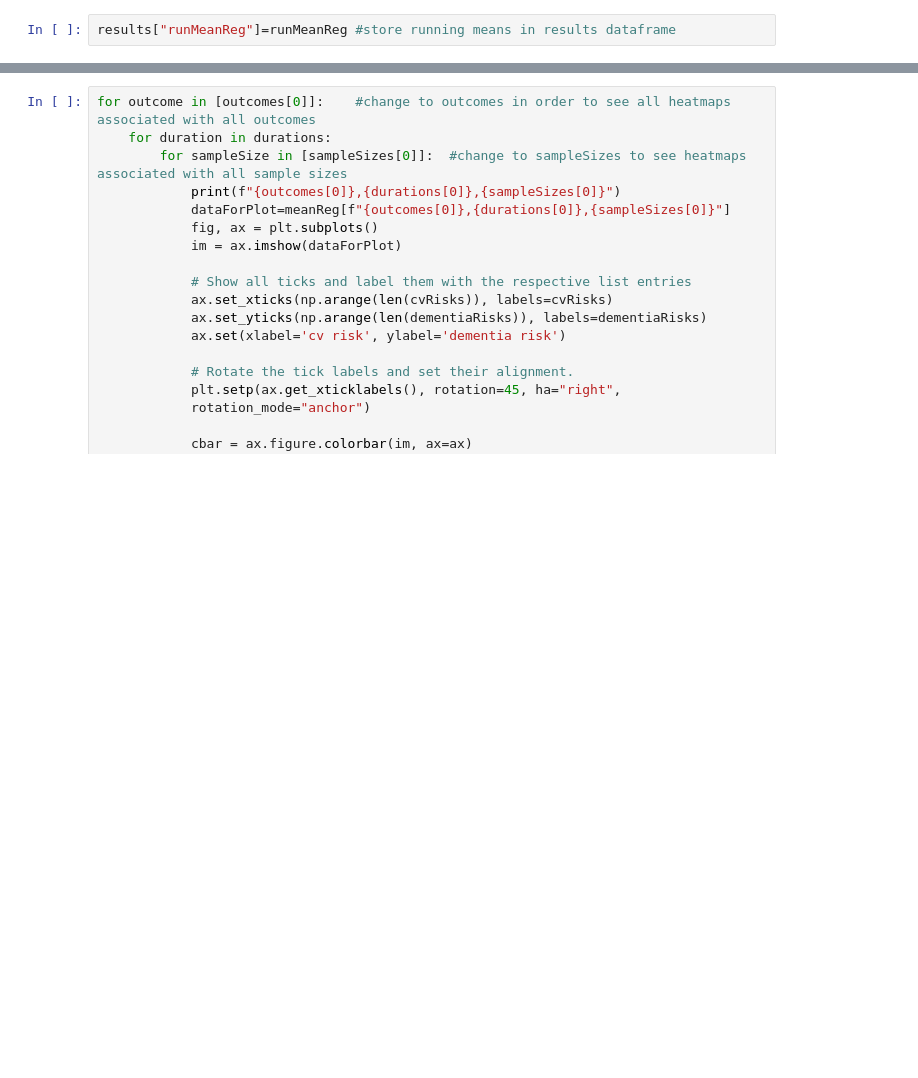
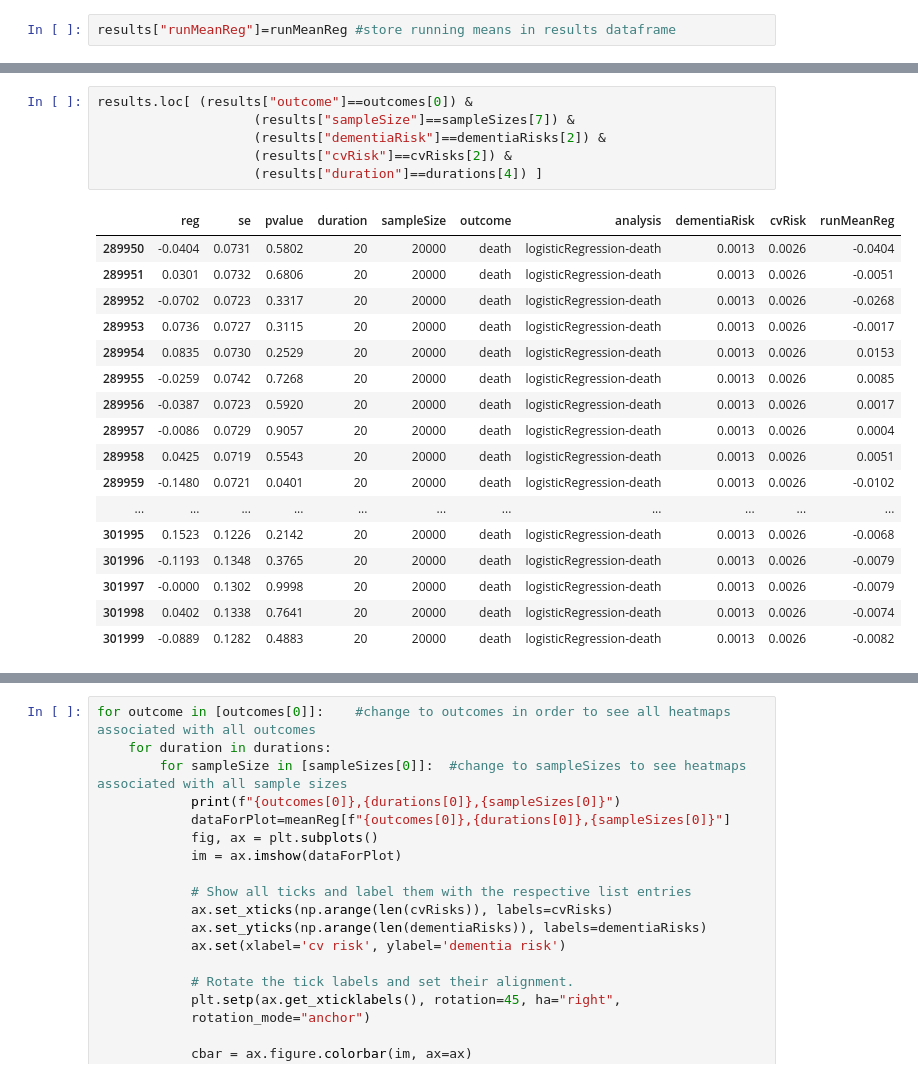
Before and after one commit to deligkaris/microsimNotebooks, a Jupyter notebook: preliminaryTrials100CvAllDementiaAll.ipynb, the cells around one changed output, grey strips where cells are left out. Cells and saved outputs as stored; diff of their text form; blank space fills up the shorter version.

```diff
--- a/preliminaryTrials100CvAllDementiaAll.ipynb
+++ b/preliminaryTrials100CvAllDementiaAll.ipynb
@@ -118,3 +160,27 @@ results.head()
+# %%
+results.loc[ (results["outcome"]==outcomes[0]) &
+                    (results["sampleSize"]==sampleSizes[7]) &
+                    (results["dementiaRisk"]==dementiaRisks[2]) &
+                    (results["cvRisk"]==cvRisks[2]) &
+                    (results["duration"]==durations[4]) ]
+# %% [output]
+|  | reg | se | pvalue | duration | sampleSize | outcome | analysis | dementiaRisk | cvRisk | runMeanReg |
+| 289950 | -0.0404 | 0.0731 | 0.5802 | 20 | 20000 | death | logisticRegression-death | 0.0013 | 0.0026 | -0.0404 |
+| 289951 | 0.0301 | 0.0732 | 0.6806 | 20 | 20000 | death | logisticRegression-death | 0.0013 | 0.0026 | -0.0051 |
+| 289952 | -0.0702 | 0.0723 | 0.3317 | 20 | 20000 | death | logisticRegression-death | 0.0013 | 0.0026 | -0.0268 |
+| 289953 | 0.0736 | 0.0727 | 0.3115 | 20 | 20000 | death | logisticRegression-death | 0.0013 | 0.0026 | -0.0017 |
+| 289954 | 0.0835 | 0.0730 | 0.2529 | 20 | 20000 | death | logisticRegression-death | 0.0013 | 0.0026 | 0.0153 |
+| 289955 | -0.0259 | 0.0742 | 0.7268 | 20 | 20000 | death | logisticRegression-death | 0.0013 | 0.0026 | 0.0085 |
+| 289956 | -0.0387 | 0.0723 | 0.5920 | 20 | 20000 | death | logisticRegression-death | 0.0013 | 0.0026 | 0.0017 |
+| 289957 | -0.0086 | 0.0729 | 0.9057 | 20 | 20000 | death | logisticRegression-death | 0.0013 | 0.0026 | 0.0004 |
+| 289958 | 0.0425 | 0.0719 | 0.5543 | 20 | 20000 | death | logisticRegression-death | 0.0013 | 0.0026 | 0.0051 |
+| 289959 | -0.1480 | 0.0721 | 0.0401 | 20 | 20000 | death | logisticRegression-death | 0.0013 | 0.0026 | -0.0102 |
+| ... | ... | ... | ... | ... | ... | ... | ... | ... | ... | ... |
+| 301995 | 0.1523 | 0.1226 | 0.2142 | 20 | 20000 | death | logisticRegression-death | 0.0013 | 0.0026 | -0.0068 |
+| 301996 | -0.1193 | 0.1348 | 0.3765 | 20 | 20000 | death | logisticRegression-death | 0.0013 | 0.0026 | -0.0079 |
+| 301997 | -0.0000 | 0.1302 | 0.9998 | 20 | 20000 | death | logisticRegression-death | 0.0013 | 0.0026 | -0.0079 |
+| 301998 | 0.0402 | 0.1338 | 0.7641 | 20 | 20000 | death | logisticRegression-death | 0.0013 | 0.0026 | -0.0074 |
+| 301999 | -0.0889 | 0.1282 | 0.4883 | 20 | 20000 | death | logisticRegression-death | 0.0013 | 0.0026 | -0.0082 |
 # %%
 #just a reminder of the values, unsure about the source of nan at the end
 outcomes,durations,sampleSizes,cvRisks,dementiaRisks
```
Also changed, not shown: parts of 7 cells of this notebook, 2 other files.
